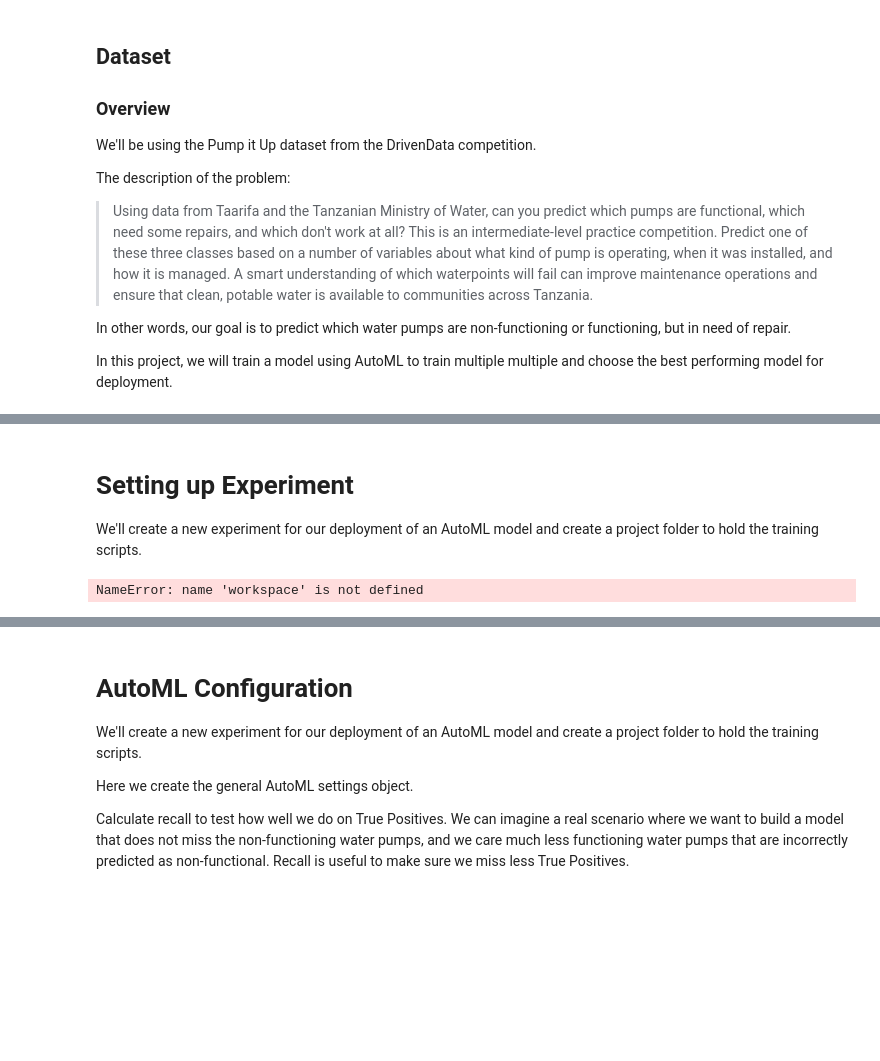
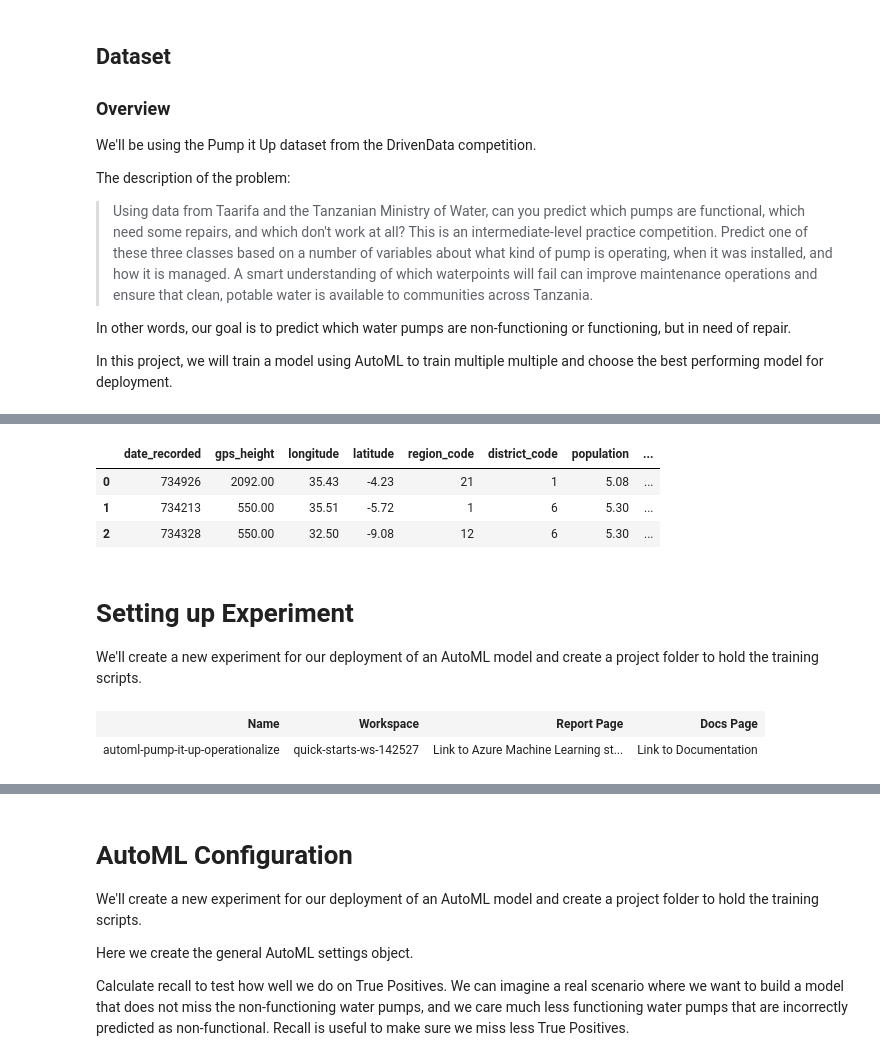
Before and after one commit to JayThibs/hyperdrive-vs-automl-plus-deployment, a Jupyter notebook: automl.ipynb, the cells around one changed output, grey strips where cells are left out. Saved outputs shown, nothing was run; the diff lists cells and outputs as text; code cells hidden in the pictures; blank space fills up the shorter version.

```diff
--- a/automl.ipynb
+++ b/automl.ipynb
@@ -208,5 +237,10 @@ Uploading file to managed-dataset/943227ef-4ecc-4054-b87b-6655f1f4cf3f/
 # %%
-training_data.take(5).to_pandas_dataframe()
+training_data.take(3).to_pandas_dataframe()
+# %% [output]
+|  | date_recorded | gps_height | longitude | latitude | region_code | district_code | population | ... |
+| 0 | 734926 | 2092.00 | 35.43 | -4.23 | 21 | 1 | 5.08 | ... |
+| 1 | 734213 | 550.00 | 35.51 | -5.72 | 1 | 6 | 5.30 | ... |
+| 2 | 734328 | 550.00 | 32.50 | -9.08 | 12 | 6 | 5.30 | ... |
 # %% [markdown]
 # Setting up Experiment
 
@@ -215,10 +249,11 @@ We'll create a new experiment for our deployment of an AutoML model and create a
 experiment_name = 'automl-pump-it-up-operationalize'
 project_folder = './automl-pipeline-project'
 
-automl_experiment = Experiment(workspace, experiment_name)
+automl_experiment = Experiment(ws, experiment_name)
 automl_experiment
 # %% [output]
-NameError: name 'workspace' is not defined
+| Name | Workspace | Report Page | Docs Page |
+| automl-pump-it-up-operationalize | quick-starts-ws-142527 | Link to Azure Machine Learning st... | Link to Documentation |
 # %%
 from azureml.core.compute import ComputeTarget, AmlCompute
 from azureml.core.compute_target import ComputeTargetException
```
Also changed, not shown: parts of 19 cells of this notebook.
